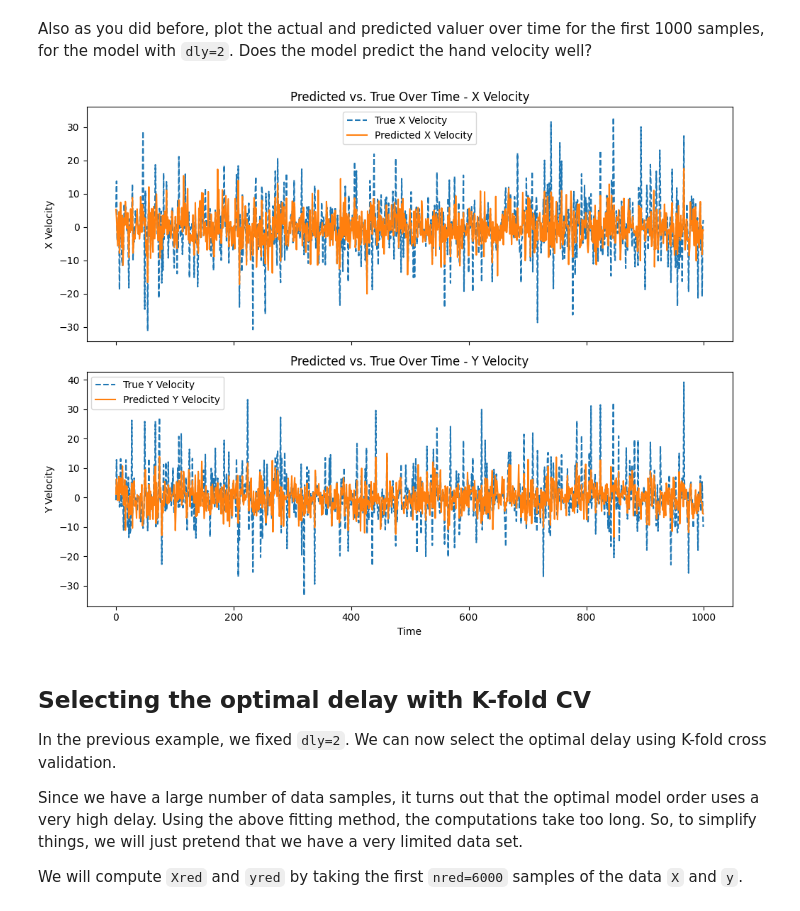
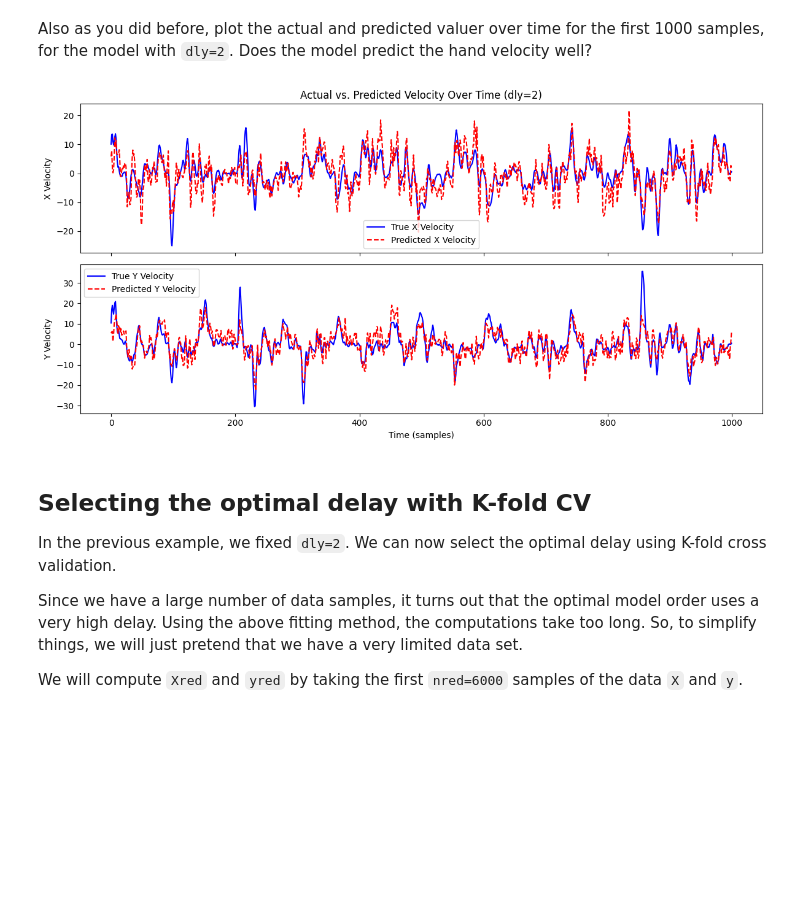
Before and after one commit to zhaoyao077/Baidu_Android_Final_Project, a Jupyter notebook: notebooks/4-neural-model-selection-hw.ipynb, the cells around one changed output. Cells and saved outputs as stored; diff of their text form; code cells hidden in the pictures; blank space fills up the shorter version.

```diff
--- a/notebooks/4-neural-model-selection-hw.ipynb
+++ b/notebooks/4-neural-model-selection-hw.ipynb
@@ -338,3 +317,22 @@ rsq_lagged = r2_score(y_test_lag, y_pred_lagged)
+# %%
+# TODO: Fit a linear model with dly=2
+
+# Step 1: Create delayed data with dly=2
+dly = 2
+Xdly, ydly = create_dly_data(X, y, dly)
+
+# Step 2: Split the delayed data into training and test sets (without shuffling)
+Xtr, Xts, ytr, yts = train_test_split(Xdly, ydly, test_size=0.33, shuffle=False)
+
+# Step 3: Fit a linear regression model using training data
+model_dly2 = LinearRegression()
+model_dly2.fit(Xtr, ytr)
+
+# Step 4: Predict on the test set
+yhat = model_dly2.predict(Xts)
+
+# Step 5: Compute the R² score
+rsq = r2_score(yts, yhat)
 # %% [markdown]
 As before, plot the predicted vs. true values, but for the model with `dly=2`, with one subplot for X velocity and one subplot for Y velocity.
 # %%
@@ -367,33 +366,30 @@ plt.show()
 Also as you did before, plot the actual and predicted valuer over time for the first 1000 samples, for the model with `dly=2`. Does the model predict the hand velocity well?
 # %%
 # TODO: Predicted and true values over time visualization with dly=2
-import matplotlib.pyplot as plt
+# Define time indices for the first 1000 samples
+time_indices = np.arange(1000)
 
-# Define the number of samples to visualize
-num_samples = 1000
+# Create a figure with two subplots: one for X velocity, one for Y velocity
+fig, axes = plt.subplots(2, 1, figsize=(12, 6), sharex=True)
 
-# Create subplots
-fig, axes = plt.subplots(2, 1, figsize=(10, 8), sharex=True)
-
-# Plot X velocity over time
-axes[0].plot(y_test_lag[:num_samples, 0], label="True X Velocity", linestyle="dashed")
-axes[0].plot(y_pred_lagged[:num_samples, 0], label="Predicted X Velocity")
+# Plot for X velocity
+axes[0].plot(time_indices, yts[:1000, 0], label="True X Velocity", color='blue')
+axes[0].plot(time_indices, yhat[:1000, 0], label="Predicted X Velocity", color='red', linestyle="dashed")
 axes[0].set_ylabel("X Velocity")
-axes[0].set_title("Predicted vs. True Over Time - X Velocity")
+axes[0].set_title("Actual vs. Predicted Velocity Over Time (dly=2)")
 axes[0].legend()
 
-# Plot Y velocity over time
-axes[1].plot(y_test_lag[:num_samples, 1], label="True Y Velocity", linestyle="dashed")
-axes[1].plot(y_pred_lagged[:num_samples, 1], label="Predicted Y Velocity")
-axes[1].set_xlabel("Time")
+# Plot for Y velocity
+axes[1].plot(time_indices, yts[:1000, 1], label="True Y Velocity", color='blue')
+axes[1].plot(time_indices, yhat[:1000, 1], label="Predicted Y Velocity", color='red', linestyle="dashed")
+axes[1].set_xlabel("Time (samples)")
 axes[1].set_ylabel("Y Velocity")
-axes[1].set_title("Predicted vs. True Over Time - Y Velocity")
 axes[1].legend()
 
 plt.tight_layout()
 plt.show()
 # %% [output]
-[figure, old version]
+[figure, new version]
 # %% [markdown]
 Selecting the optimal delay with K-fold CV
 ------------------------------------------
```
Also changed, not shown: parts of 10 cells of this notebook.
